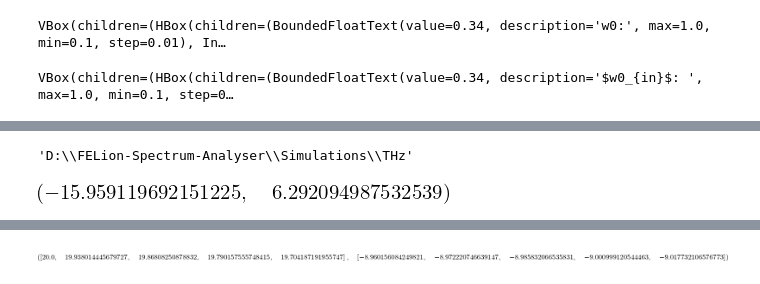
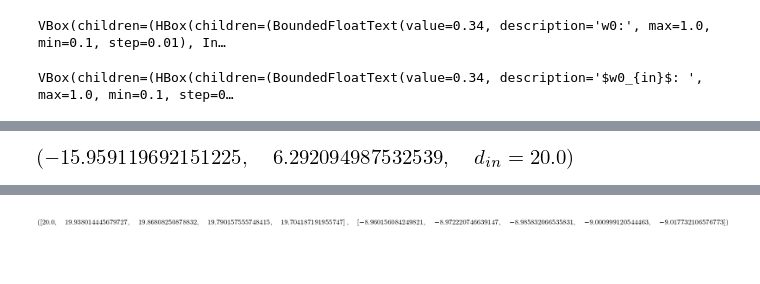
Before and after one commit to aravindhnivas/FELion-Spectrum-Analyser, a Jupyter notebook: Simulations/THz/thz_simulation.ipynb, the cells around one changed output, grey strips where cells are left out. Drawn from its saved outputs; the diff is of its cells as text; code cells hidden in the pictures.

```diff
--- a/Simulations/THz/thz_simulation.ipynb
+++ b/Simulations/THz/thz_simulation.ipynb
@@ -652,4 +649,0 @@ Text(value='1- 2', layout=Layout(width='100px'))
-# %%
-os.getcwd()
-# %% [output]
-'D:\\FELion-Spectrum-Analyser\\Simulations\\THz'
@@ -658,12 +650,10 @@ M1 = 0.15/0.34
 # %%
 M1 = 0.15 / 0.34
 zc_1 = np.pi * 0.34 ** 2 / ghz_cm(325)
-
 f_positive = float(fm.subs({d_in: 20, E: (1 - M1 ** -2), Z_r: zc_1}).rhs)
 f_negative = float(fp.subs({d_in: 20, E: (1 - M1 ** -2), Z_r: zc_1}).rhs)
-
 temp_f0 = (np.pi * 0.15 * 0.34) / ghz_cm(325)
-
-f_negative, f_positive
+d1_ = eq_din_p.subs({M: 0.15/0.34, f0: (np.pi * 0.15*0.34) / ghz_cm(325), f: f_positive})
+f_negative, f_positive, d1_
 # %% [output]
-[figure, old version]
+[figure, new version]
```
Also changed, not shown: parts of 15 cells of this notebook, 4 other files.
